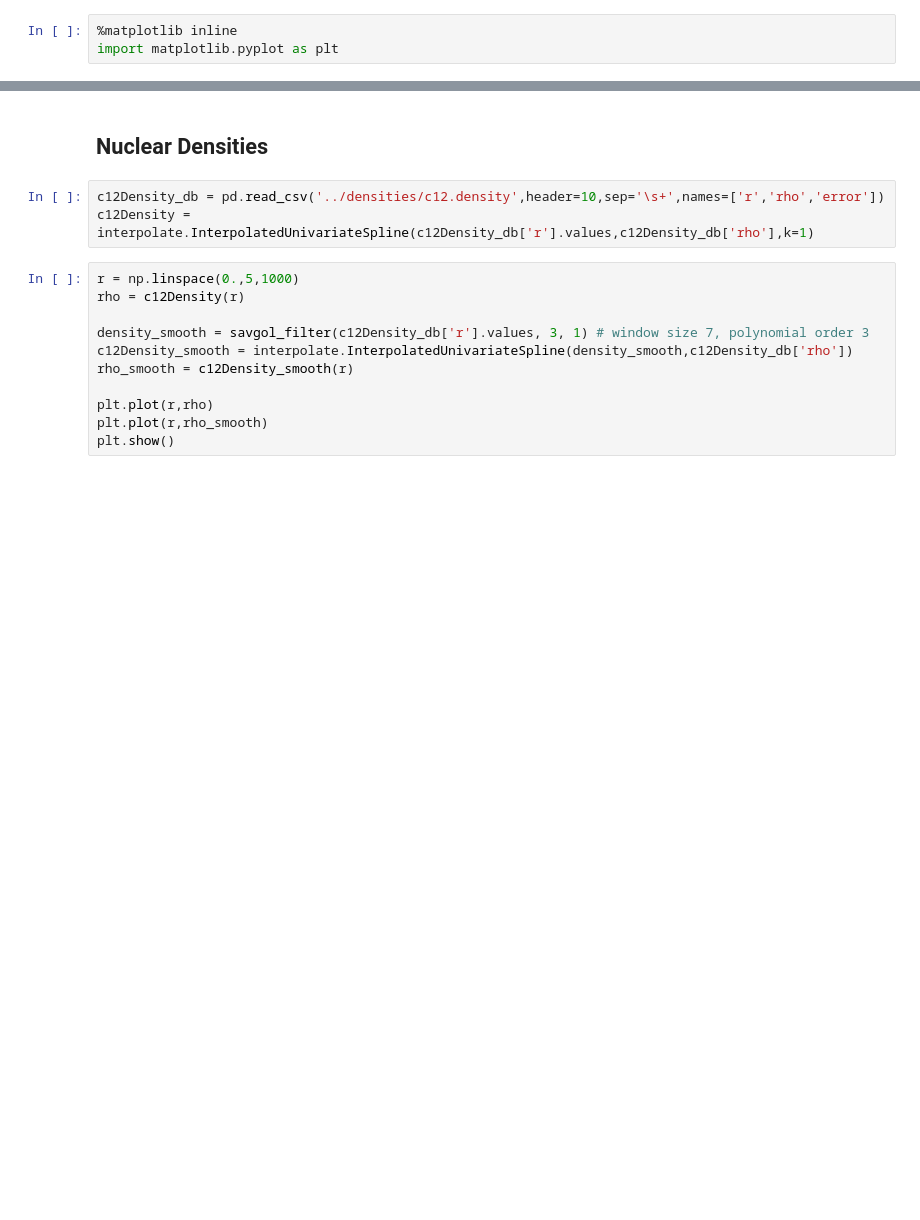
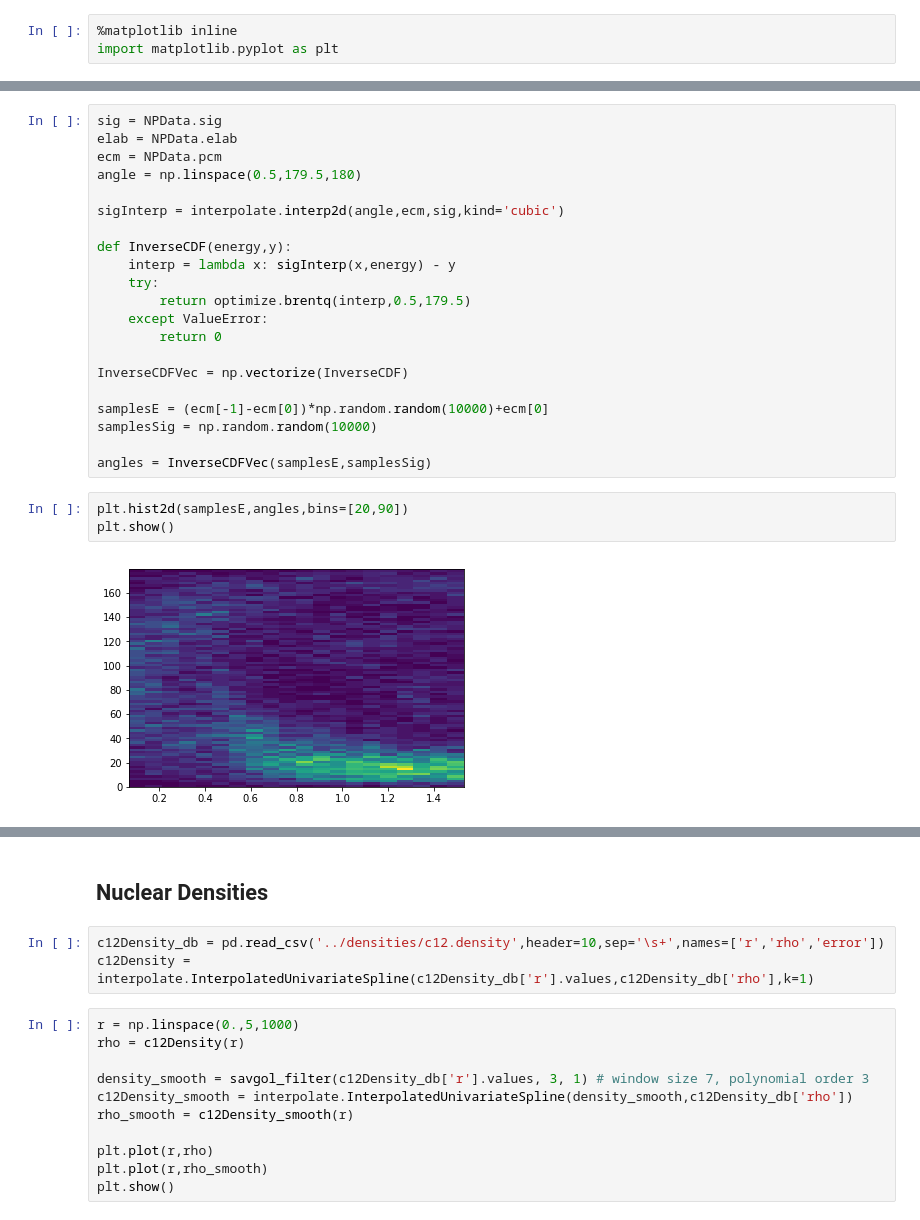
Before and after one commit to AchillesGen/Achilles, a Jupyter notebook: cascade/CascadeTesting.ipynb, the cells around one changed output, grey strips where cells are left out. Saved outputs shown, nothing was run; the diff lists cells and outputs as text; blank space fills up the shorter version.

```diff
--- a/cascade/CascadeTesting.ipynb
+++ b/cascade/CascadeTesting.ipynb
@@ -44,0 +58,26 @@ import matplotlib.pyplot as plt
+# %%
+sig = NPData.sig
+elab = NPData.elab
+ecm = NPData.pcm
+angle = np.linspace(0.5,179.5,180)
+
+sigInterp = interpolate.interp2d(angle,ecm,sig,kind='cubic')
+
+def InverseCDF(energy,y):
+    interp = lambda x: sigInterp(x,energy) - y
+    try:
+        return optimize.brentq(interp,0.5,179.5)
+    except ValueError:
+        return 0
+
+InverseCDFVec = np.vectorize(InverseCDF)
+
+samplesE = (ecm[-1]-ecm[0])*np.random.random(10000)+ecm[0]
+samplesSig = np.random.random(10000)
+
+angles = InverseCDFVec(samplesE,samplesSig)
+# %%
+plt.hist2d(samplesE,angles,bins=[20,90])
+plt.show()
+# %% [output]
+[figure, added]
```
Also changed, not shown: parts of 13 cells of this notebook, 3 other files.
